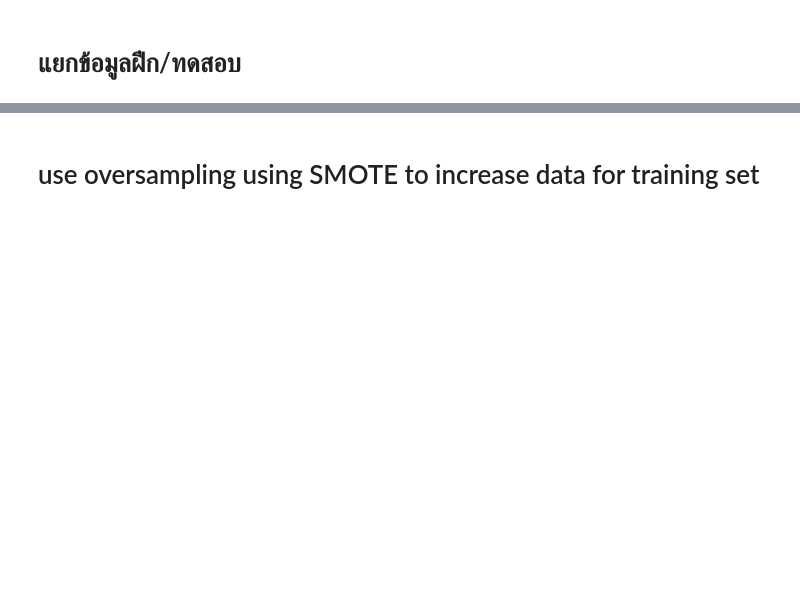
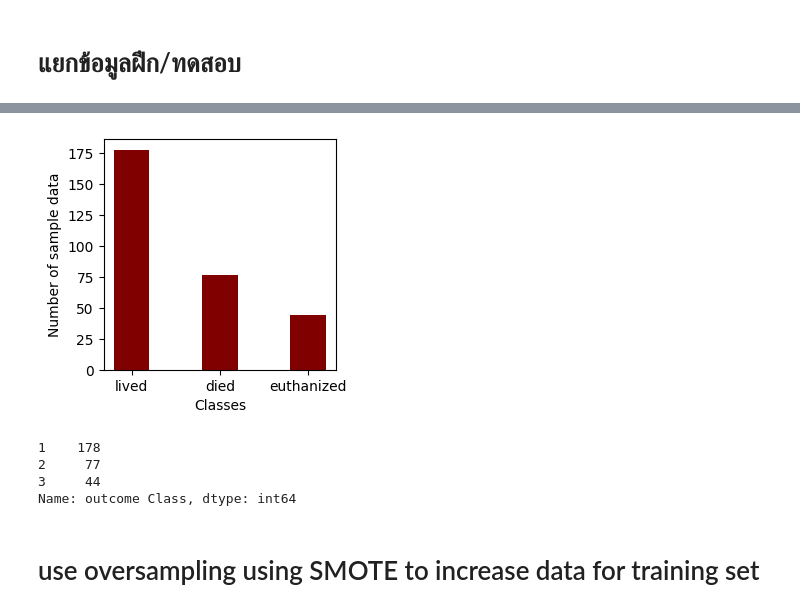
Before and after one commit to JaeAiKay/project-AI-classification, a Jupyter notebook: DecisionTreeWithGridSearchCV.ipynb, the cells around one changed output, grey strips where cells are left out. Cells and saved outputs as stored; diff of their text form; code cells hidden in the pictures; blank space fills up the shorter version.

```diff
--- a/DecisionTreeWithGridSearchCV.ipynb
+++ b/DecisionTreeWithGridSearchCV.ipynb
@@ -134,3 +303,28 @@ np.sum(y_pred == y_test)/y_test.size
+# %%
+import numpy as np
+import matplotlib.pyplot as plt
+
+courses = classes
+values = np.array(df['outcome Class'].value_counts())
+
+fig = plt.figure(figsize = (3, 3))
+
+# creating the bar plot
+plt.bar(courses, values, color ='maroon',width = 0.4)
+
+plt.xlabel("Classes")
+plt.ylabel("Number of sample data")
+
+plt.show()
+# %% [output]
+[figure, added]
+# %%
+df['outcome Class'].value_counts()
+# %% [output]
+1    178
+2     77
+3     44
+Name: outcome Class, dtype: int64
 # %% [markdown]
 # use oversampling using SMOTE to increase data for training set
 # %%
```
Also changed, not shown: parts of 30 cells of this notebook.
